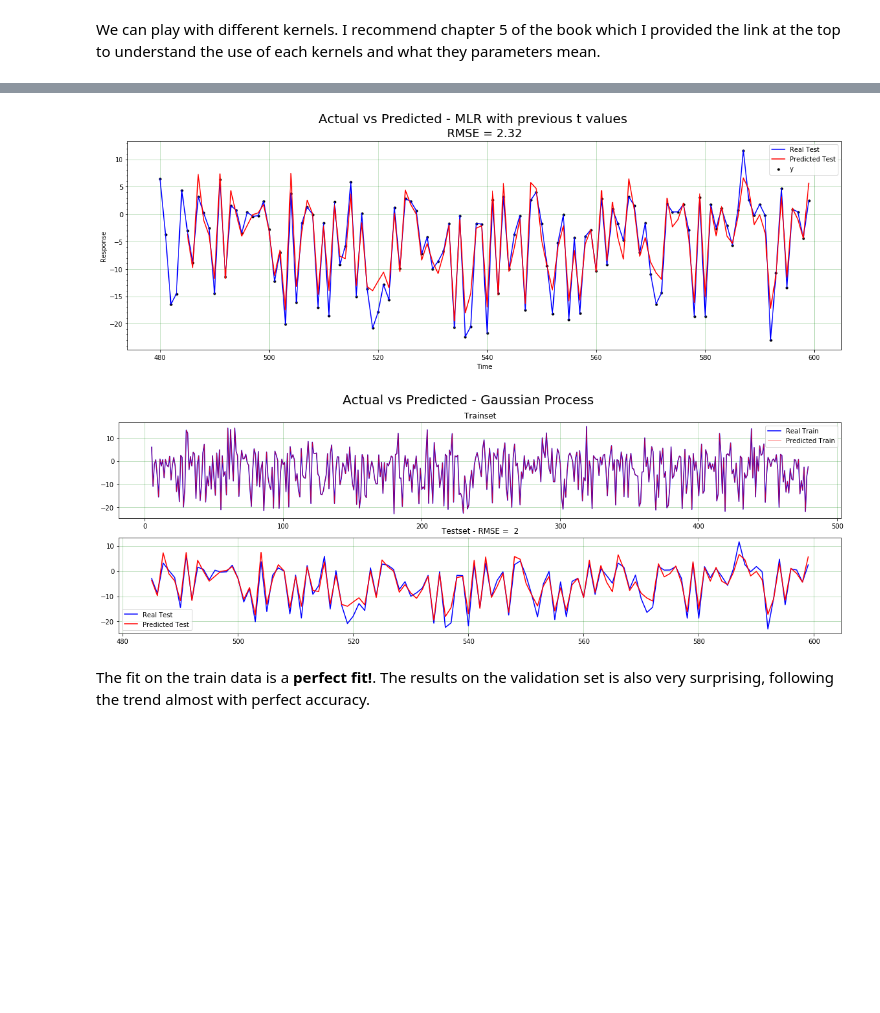
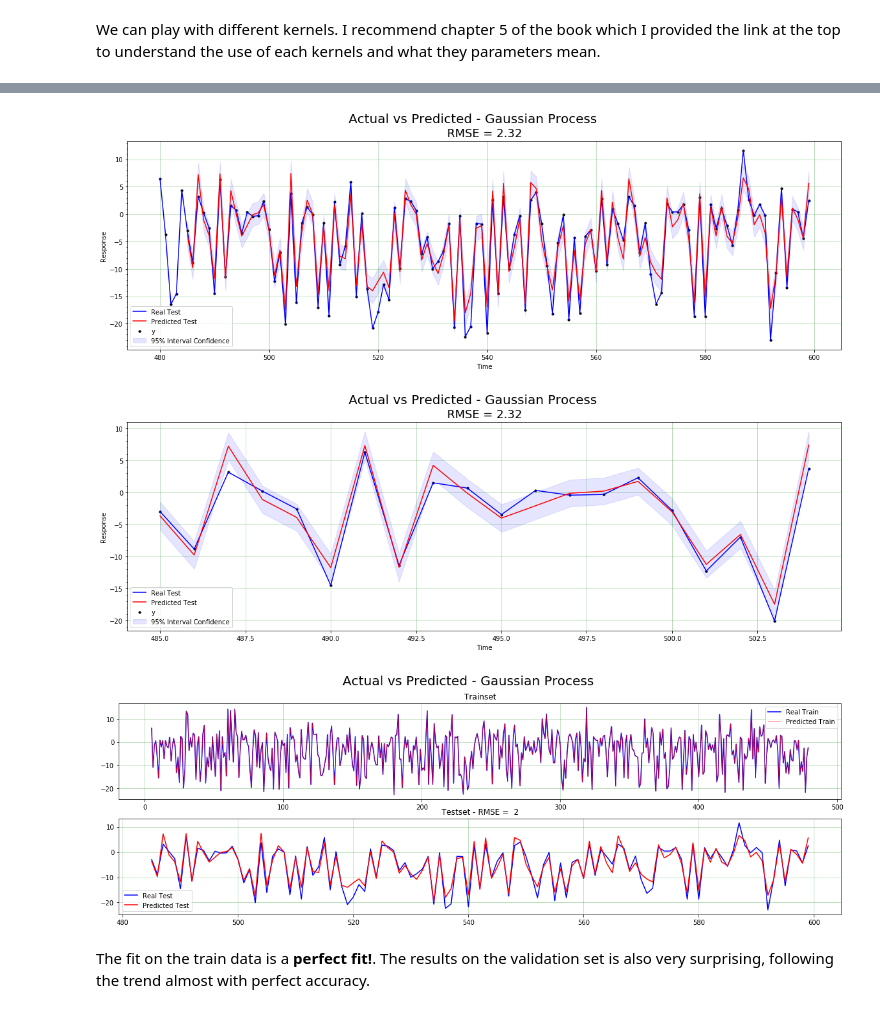
Before and after one commit to johndpope/modern_approaches_ML_summary, a Jupyter notebook: Models Notebook/Gaussian Process.ipynb, the cells around one changed output, grey strips where cells are left out. Saved outputs shown, nothing was run; the diff lists cells and outputs as text; code cells hidden in the pictures; blank space fills up the shorter version.

```diff
--- a/Models Notebook/Gaussian Process.ipynb
+++ b/Models Notebook/Gaussian Process.ipynb
@@ -105,43 +110,64 @@ Time to train 4.54
 # %%
 # Plot predictions
 f, ax = plt.subplots(1, figsize=(20,6))
-plt.suptitle('Actual vs Predicted - MLR with previous t values' , fontsize=20)
+plt.suptitle('Actual vs Predicted - Gaussian Process' , fontsize=20)
 plt.title('RMSE = %.2f' % gp_rmse, fontsize = 18)
 plt.grid(color='green', linewidth=0.5, alpha=0.5)
 
 plt.scatter(testset.index, testset.y, color='black', s=10)
 plt.plot(testset.index, testset.y, color='b', label='Real Test')
 plt.plot(testset.index[w:], gp_y_pred, color='r', label='Predicted Test')
+plt.fill_between(testset.index[w:], gp_y_lw, gp_y_up,
+                 color='blue', alpha=0.1, label='95% Interval Confidence')
 
 ax.yaxis.set_major_locator(ticker.MultipleLocator(5))
 ax.yaxis.set_minor_locator(ticker.MultipleLocator(1))
 plt.xlabel('Time')
 plt.ylabel('Response')
 plt.legend()
 plt.show()
 
+# Plot zoomed predictions
+f, ax = plt.subplots(1, figsize=(20,6))
+plt.suptitle('Actual vs Predicted - Gaussian Process' , fontsize=20)
+plt.title('RMSE = %.2f' % gp_rmse, fontsize = 18)
+plt.grid(color='green', linewidth=0.5, alpha=0.5)
+
+plt.scatter(testset.index[w:20+w], testset.y[w:20+w], color='black', s=10)
+plt.plot(testset.index[w:20+w], testset.y[w:20+w], color='b', label='Real Test')
+plt.plot(testset.index[w:20+w], gp_y_pred[:20], color='r', label='Predicted Test')
+plt.fill_between(testset.index[w:20+w], gp_y_lw[:20], gp_y_up[:20],
+                 color='blue', alpha=0.1, label='95% Interval Confidence')
+
+ax.yaxis.set_major_locator(ticker.MultipleLocator(5))
+ax.yaxis.set_minor_locator(ticker.MultipleLocator(1))
+plt.xlabel('Time')
+plt.ylabel('Response')
+plt.legend()
+plt.show()
 
 # Complete Plot
 f, (ax1, ax2) = plt.subplots(2,1, figsize=(20,6))
 plt.suptitle('Actual vs Predicted - Gaussian Process' , fontsize=20)
 ax1.grid(color='green', linewidth=0.5, alpha=0.5)
 ax2.grid(color='green', linewidth=0.5, alpha=0.5)
 
 ax1.plot(trainset.index[w:], train_windows['y'], color='b', label='Real Train')
 ax1.plot(trainset.index[w:], gp_y_fit, color='r',
          linewidth=0.8, alpha=0.8, label='Predicted Train')
 ax1.legend()
 ax1.set_title('Trainset')
 
 ax2.plot(testset.index[w:], test_windows['y'], color='b', label='Real Test')
 ax2.plot(testset.index[w:], gp_y_pred, color='r', label='Predicted Test')
 ax2.set_title('Testset - RMSE = %2.f' % gp_rmse)
 ax2.legend()
 
 plt.show()
 # %% [output]
-[figure, old version]
+[figure, new version]
-[figure, old version]
+[figure, new version]
+[figure, added]
 # %% [markdown]
 The fit on the train data is a **perfect fit!**. The results on the validation set is also very surprising, following the trend almost with perfect accuracy.
 # %%
```
Also changed, not shown: parts of 6 cells of this notebook, 5 other files.
